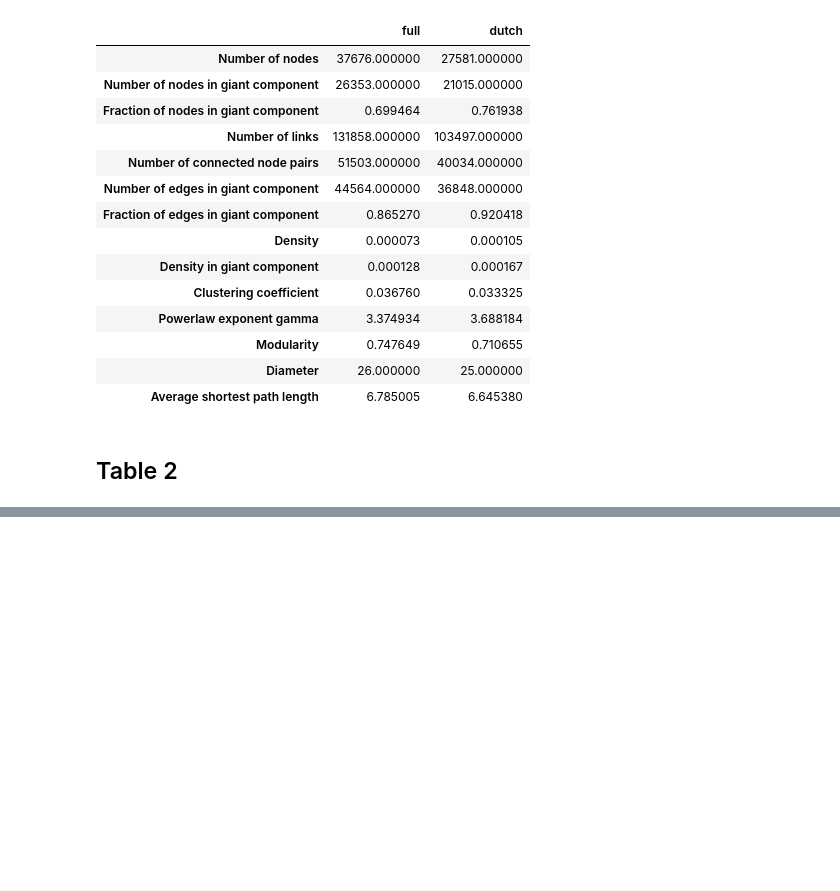
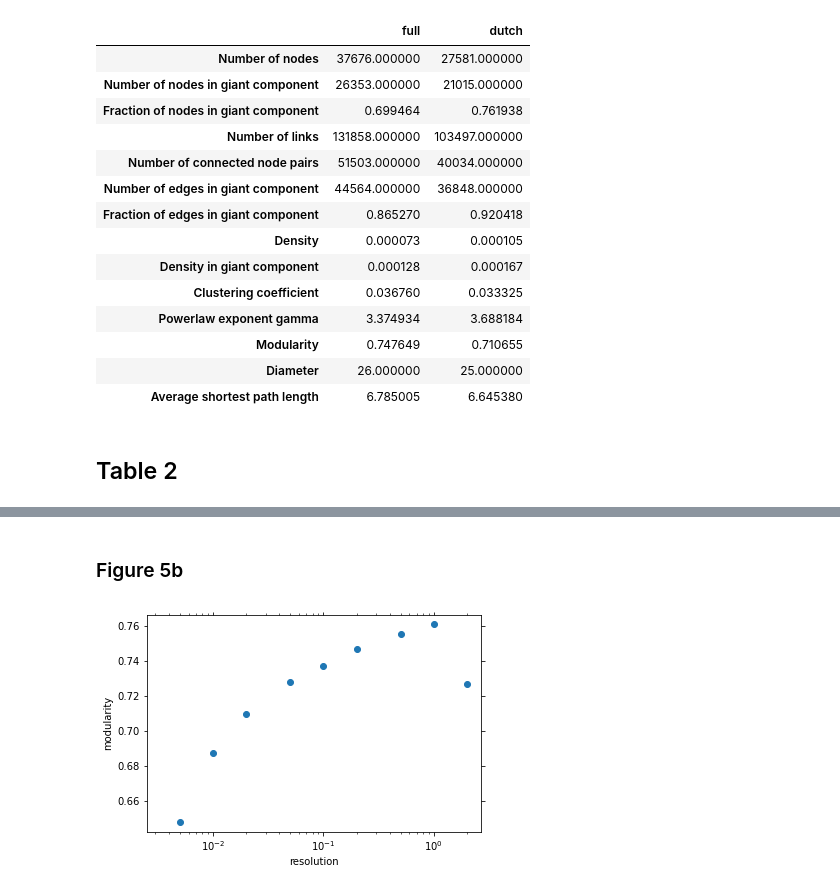
Before and after one commit to gerritjandebruin/truck-codriving, a Jupyter notebook: notebooks/04-gj-figures.ipynb, the cells around one changed output, grey strips where cells are left out. Cells and saved outputs as stored; diff of their text form; code cells hidden in the pictures; blank space fills up the shorter version.

```diff
--- a/notebooks/04-gj-figures.ipynb
+++ b/notebooks/04-gj-figures.ipynb
@@ -275,9 +280,8 @@ with open(network_file, 'rb') as file:
     g = pickle.load(file)
 with open(giant_component_file, 'rb') as file:
     gc = pickle.load(file)
-with open(dutch_data_file, 'rb') as file:
-    dutch_data = pickle.load(file)
-dg = g.subgraph(dutch_data.index)
+with open(dutch_network_file, 'rb') as file:
+    dg = pickle.load(file)
 distance_distribution = np.loadtxt(distance_distribution_file)
 
 full = dict()
@@ -326,7 +330,7 @@ dutch['Modularity']                           = src.network.modularity.get_modul
 distance_distribution = src.network.distance_distribution.get_distance_distribution(dgc)
 dutch['Diameter']                             = src.network.distance_distribution.diameter(distance_distribution)
 dutch['Average shortest path length']         = src.network.distance_distribution.average_distance(distance_distribution)
-pd.DataFrame(dict(full=full, dutch=dutch))
+table1 = pd.DataFrame(dict(full=full, dutch=dutch))
 # %% [output]
 |  | full | dutch |
 | Number of nodes | 37676.000000 | 27581.000000 |
@@ -347,0 +441,12 @@ pd.DataFrame(dict(full=full, dutch=dutch))
+# %% [markdown]
+### Figure 5b
+# %%
+modularity_values = pd.Series({r: modularity(p, gc) for r, p in partitions.items()})
+with matplotlib.rc_context({'xtick.top': True, 'ytick.right': True, }):
+    ax = modularity_values.plot(
+        marker='o', ls='', logx=True, xlim=(2.5e-3), xlabel='resolution', ylabel='modularity')
+    ax.set_xticks([.01, .1, 1])
+    ax.set_xticks([.01, .1, 1])
+    plt.savefig(figure_file + '5b.pdf')
+# %% [output]
+[figure, added]
```
Also changed, not shown: parts of 16 cells of this notebook, 8 other files.
